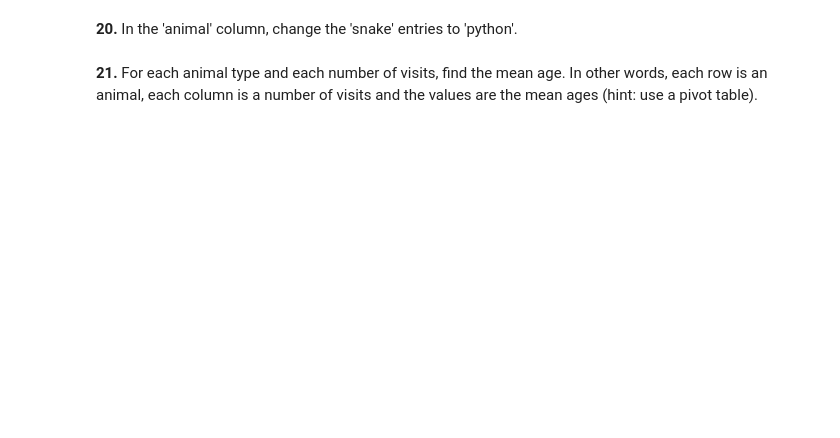
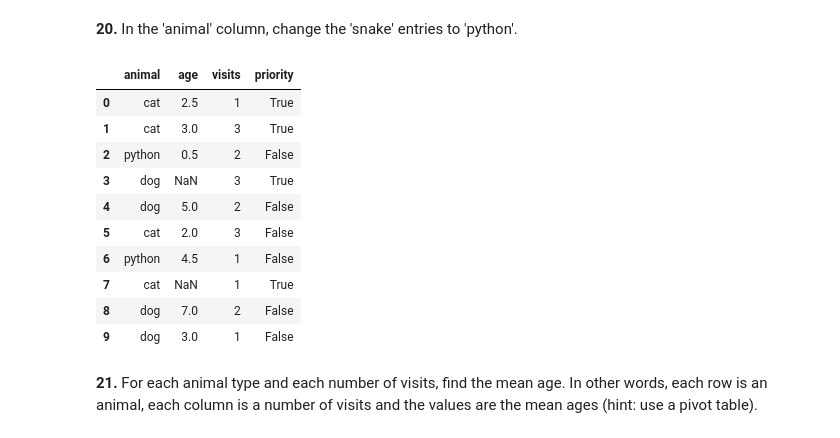
Before and after one commit to gyasis/ai-fall-exercises, a Jupyter notebook: M1/d7/100-pandas-puzzles.ipynb, the cells around one changed output. Saved outputs shown, nothing was run; the diff lists cells and outputs as text; code cells hidden in the pictures; blank space fills up the shorter version.

```diff
--- a/M1/d7/100-pandas-puzzles.ipynb
+++ b/M1/d7/100-pandas-puzzles.ipynb
@@ -268,7 +269,9 @@ THe mean age of snakes is 2.5
 print(df,"\n")
 addrow = {'animal':"dog",'age':4.0, 'visits':5, 'priority':'yes'}
 print(add_row,"\n")
-#df = df.append(addrow,ignore_index=True)
-print(df)
-df = df.drop([9,10], axis = 0)
+df = df.append(addrow,ignore_index=True)
+print(df, "\n")
+#df = df.drop(df.iloc[8:, :] axis = 0)
+df = df.iloc[:8]
+print (df)
 # %% [output]
@@ -292,2 +328,5 @@ df = df.drop([9,10], axis = 0)
 # %% [markdown]
 **19.** The 'priority' column contains the values 'yes' and 'no'. Replace this column with a column of boolean values: 'yes' should be `True` and 'no' should be `False`.
+# %%
+df = df.replace({'priority': {'yes': True, 'no': False}})
+print(df)
@@ -294,4 +345,19 @@ df = df.drop([9,10], axis = 0)
 # %% [markdown]
 **20.** In the 'animal' column, change the 'snake' entries to 'python'.
+# %%
+df = df.replace({'animal': {'snake': 'python'}})
+df
+# %% [output]
+|  | animal | age | visits | priority |
+| 0 | cat | 2.5 | 1 | True |
+| 1 | cat | 3.0 | 3 | True |
+| 2 | python | 0.5 | 2 | False |
+| 3 | dog | NaN | 3 | True |
+| 4 | dog | 5.0 | 2 | False |
+| 5 | cat | 2.0 | 3 | False |
+| 6 | python | 4.5 | 1 | False |
+| 7 | cat | NaN | 1 | True |
+| 8 | dog | 7.0 | 2 | False |
+| 9 | dog | 3.0 | 1 | False |
 # %% [markdown]
 **21.** For each animal type and each number of visits, find the mean age. In other words, each row is an animal, each column is a number of visits and the values are the mean ages (hint: use a pivot table).
```
Also changed, not shown: parts of 12 cells of this notebook.
